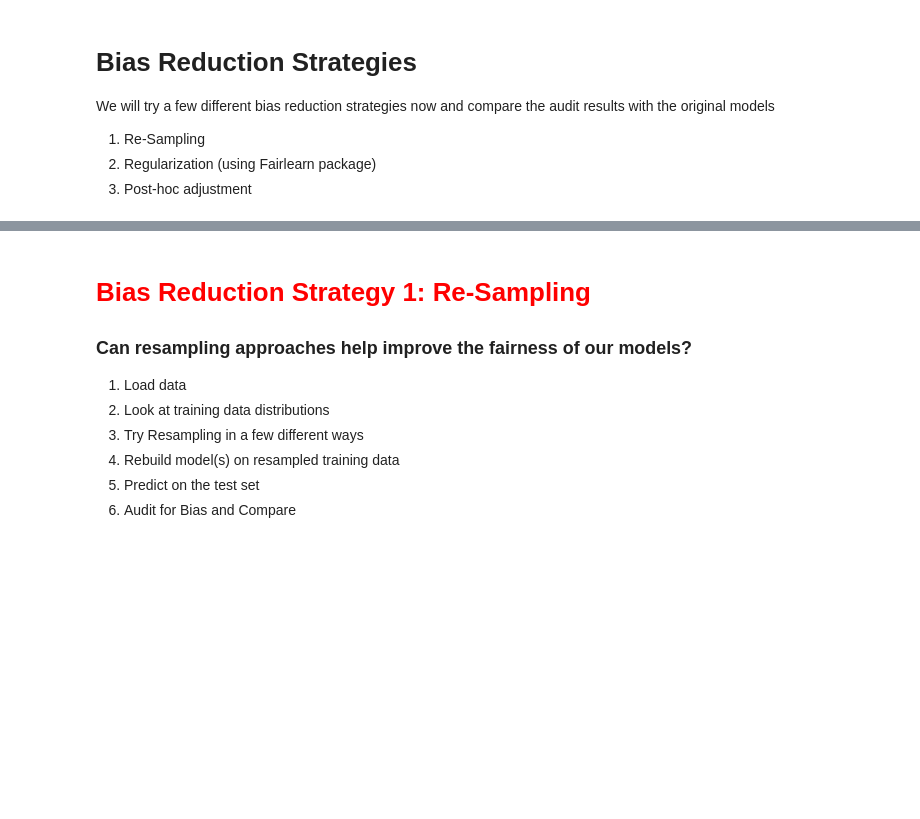
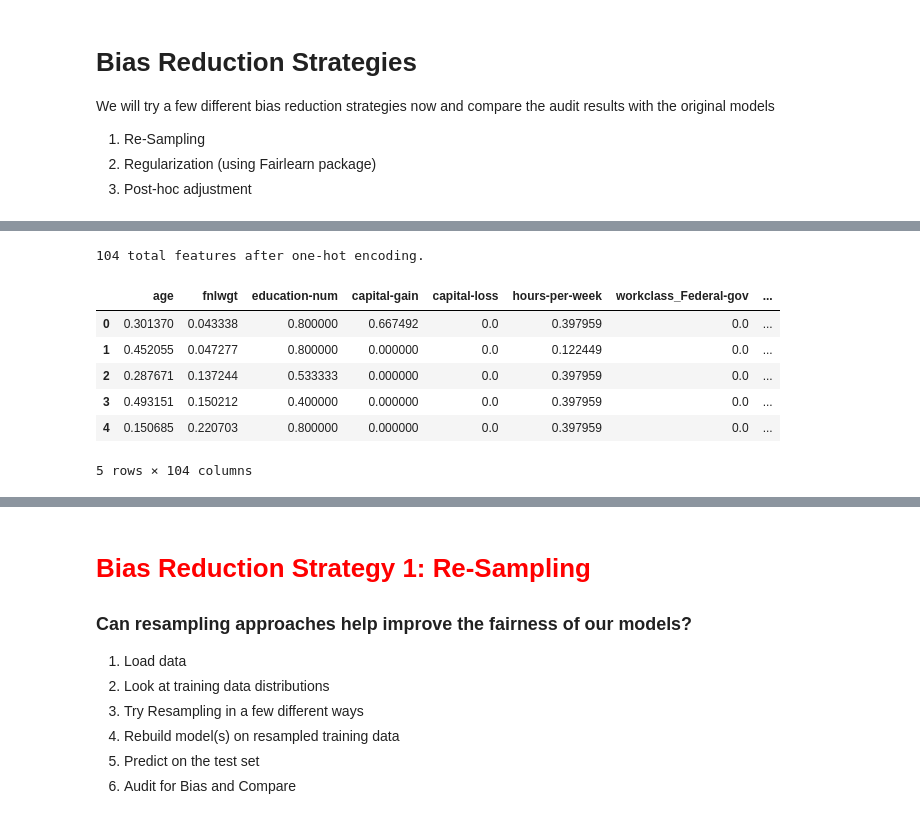
Before and after one commit to DuarteFaria/fairness_tutorial, a Jupyter notebook: notebooks/bias_reduction.ipynb, the cells around one changed output, grey strips where cells are left out. Cells and saved outputs as stored; diff of their text form; code cells hidden in the pictures; blank space fills up the shorter version.

```diff
--- a/notebooks/bias_reduction.ipynb
+++ b/notebooks/bias_reduction.ipynb
@@ -181,0 +260,15 @@ We will try a few different bias reduction strategies now and compare the audit
+# %%
+from sklearn.preprocessing import OneHotEncoder
+
+cat_feats = features_log_minmax_transform.dtypes[features_log_minmax_transform.dtypes=='object'].index.tolist()
+cat_idx = [features_log_minmax_transform.columns.get_loc(col) for col in cat_feats]
+
+encoder = OneHotEncoder(handle_unknown="ignore", sparse=False)
+
+encoded_cat_feats = encoder.fit_transform(features_log_minmax_transform.loc[:,cat_feats])
+
+cat_col_name = features_log_minmax_transform.columns[cat_idx].tolist()
+encoded_cat_feats_name = encoder.get_feature_names(cat_col_name)
+
+encoded_cat_feats_df = pd.DataFrame(encoded_cat_feats, columns=encoded_cat_feats_name)
+encoded_cat_feats_df.head()
@@ -181,0 +296,19 @@ We will try a few different bias reduction strategies now and compare the audit
+# %%
+num_feats_df = features_log_minmax_transform[num_col].reset_index()
+
+X_train = pd.merge(num_feats_df, encoded_cat_feats_df, left_index=True, right_index=True).drop('index', axis=1)
+
+y_train = income_raw.apply(lambda x: 1 if x == '<=50K' else 0)
+
+print("{} total features after one-hot encoding.".format(len(X_train.columns)))
+
+X_train.head()
+# %% [output]
+104 total features after one-hot encoding.
+|  | age | fnlwgt | education-num | capital-gain | capital-loss | hours-per-week | workclass_Federal-gov | ... |
+| 0 | 0.301370 | 0.043338 | 0.800000 | 0.667492 | 0.0 | 0.397959 | 0.0 | ... |
+| 1 | 0.452055 | 0.047277 | 0.800000 | 0.000000 | 0.0 | 0.122449 | 0.0 | ... |
+| 2 | 0.287671 | 0.137244 | 0.533333 | 0.000000 | 0.0 | 0.397959 | 0.0 | ... |
+| 3 | 0.493151 | 0.150212 | 0.400000 | 0.000000 | 0.0 | 0.397959 | 0.0 | ... |
+| 4 | 0.150685 | 0.220703 | 0.800000 | 0.000000 | 0.0 | 0.397959 | 0.0 | ... |
+5 rows × 104 columns
```
Also changed, not shown: parts of 10 cells of this notebook.
